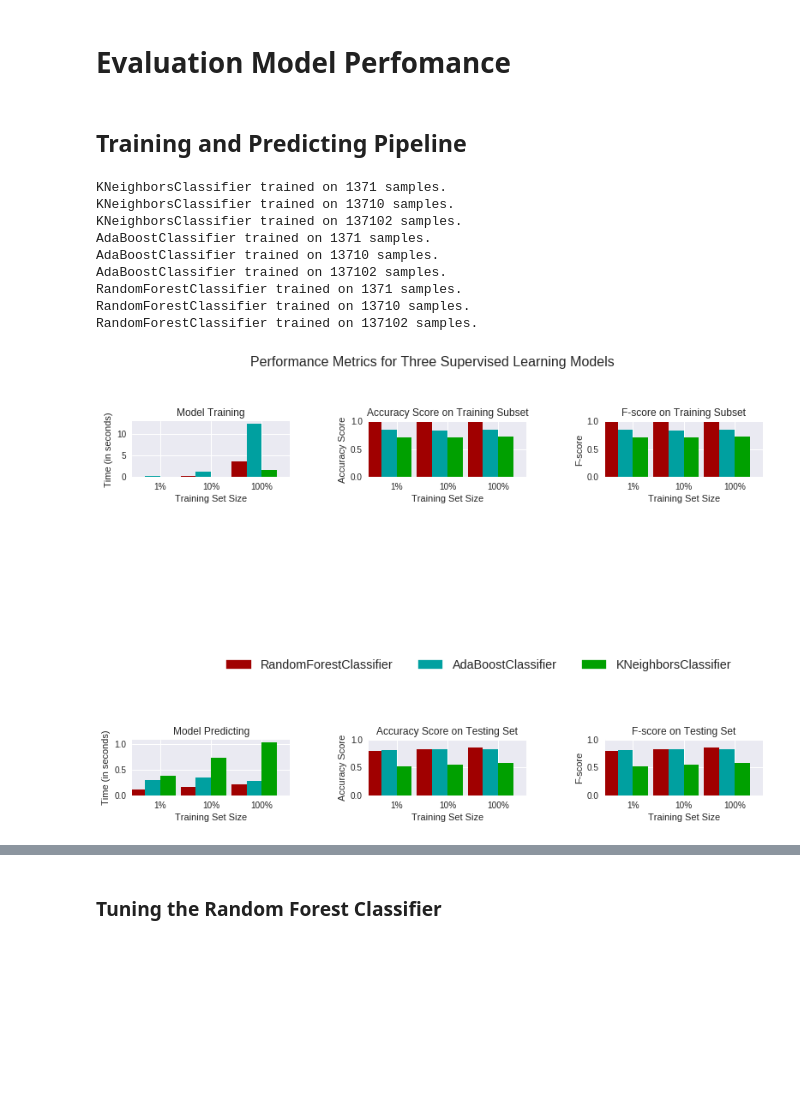
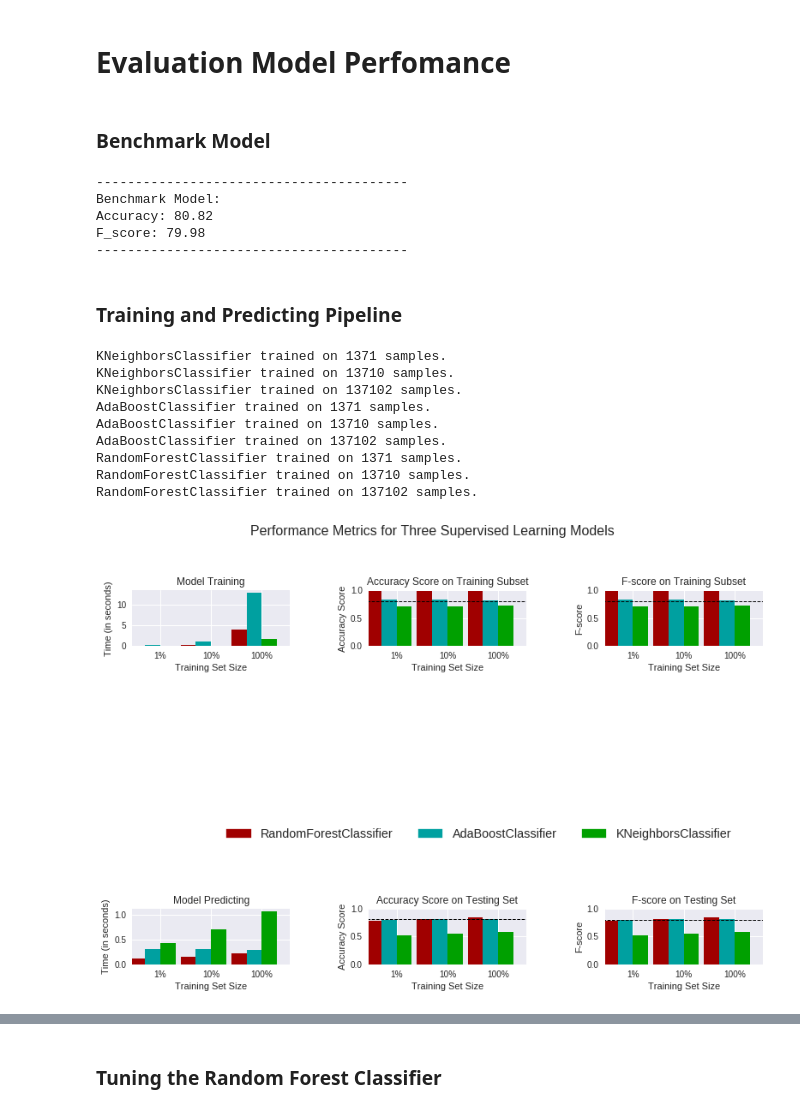
Before and after one commit to fredericoguerra/ML-Udacity-CapstoneProject, a Jupyter notebook: GlobalTerrorismAttack.ipynb, the cells around one changed output, grey strips where cells are left out. Saved outputs shown, nothing was run; the diff lists cells and outputs as text; code cells hidden in the pictures; blank space fills up the shorter version.

```diff
--- a/GlobalTerrorismAttack.ipynb
+++ b/GlobalTerrorismAttack.ipynb
@@ -154,6 +154,7 @@ GTD['natlty1'].fillna(GTD['country'], inplace = True)
 
 missing_drop = missing_values(GTD,50)
 GTD = GTD.drop(missing_drop, axis=1)
+GTD = GTD.drop(columns = ['nkillter'])
 print("Number of features after dropping features: %.1d" % GTD.shape[1])
 # %% [output]
 Number of features before dropping features: 135
@@ -166,10 +167,8 @@ for col in mode_fill:
 GTD['nperps'].fillna(GTD['nperps'].mean(), inplace=True)
 GTD = GTD.drop(columns = ['weapdetail', 'scite1', 'summary', 'corp1'])
 GTD['nperpcap'].fillna(GTD['nperpcap'].mean(), inplace=True)
-GTD['nwoundte'].fillna(GTD['nkillter'])
 GTD['nwoundte'].fillna(GTD['nwoundte'].mean(), inplace=True)
 GTD['claimed'].fillna(0, inplace=True)
-GTD['nkillter'].fillna(GTD['nkillter'].mean(), inplace=True)
 GTD['nwoundus'].fillna(GTD['nwoundus'].mean(), inplace=True)
 GTD['nkillus'].fillna(GTD['nkillus'].mean(), inplace=True)
 # %%
@@ -188,7 +187,7 @@ Missing values successfully treated!!!
 # %%
 GTD['suicide'] = GTD.suicide.astype('object')
 # %%
-num_features = ['nperps','nkillus','nkillter','nwound','nwoundus', 'nwoundte']
+num_features = ['nperps','nkillus','nwound','nwoundus', 'nwoundte']
 matplotlib.style.use('seaborn')
 GTD[num_features].hist(figsize=(16,10))
 # %% [output]
@@ -290,6 +289,29 @@ Training set has 137102 samples.
 Testing set has 34276 samples.
 # %% [markdown]
 # Evaluation Model Perfomance
+# %% [markdown]
+### Benchmark Model
+# %%
+from sklearn.metrics import fbeta_score, accuracy_score
+from sklearn.tree import DecisionTreeClassifier
+
+DTC = DecisionTreeClassifier(random_state = 43)
+
+DTC = DTC.fit(X_train, y_train)
+bench_acc = accuracy_score(y_test, DTC.predict(X_test))
+bench_fsc = fbeta_score(y_test, DTC.predict(X_test), 0.5)
+
+print('-'*40)
+print("Benchmark Model:")
+print("Accuracy: %.2f" %round(bench_acc*100,2))
+print("F_score: %.2f" %round(bench_fsc*100,2))
+print('-'*40)
+# %% [output]
+----------------------------------------
+Benchmark Model:
+Accuracy: 80.82
+F_score: 79.98
+----------------------------------------
 # %% [markdown]
-## Training and Predicting Pipeline
+### Training and Predicting Pipeline
 # %%
@@ -339,6 +360,9 @@ def train_predict(learner, sample_size, X_train, y_train, X_test, y_test):
 from sklearn.neighbors import KNeighborsClassifier
 from sklearn.ensemble import RandomForestClassifier, AdaBoostClassifier
 from sklearn.naive_bayes import GaussianNB
+from sklearn.neural_network import MLPClassifier
+from sklearn.metrics import fbeta_score
+from sklearn.svm import SVC
 
 # TODO: Initialize the three models
 clf_A = KNeighborsClassifier()
@@ -346,36 +370,36 @@ clf_B = AdaBoostClassifier(random_state = 41)
 clf_C = RandomForestClassifier(random_state = 41)
 #clf_D = GaussianNB()
 
 # TODO: Calculate the number of samples for 1%, 10%, and 100% of the training data
 # HINT: samples_100 is the entire training set i.e. len(y_train)
     # HINT: samples_10 is 10% of samples_100 (ensure to set the count of the values to be `int` and not `float`)
 # HINT: samples_1 is 1% of samples_100 (ensure to set the count of the values to be `int` and not `float`)
 samples_100 = len(y_train)
 samples_10 = int(samples_100/10)
 samples_1 = int(samples_100/100)
 
 
 # Collect results on the learners
 results = {}
 for clf in [clf_A, clf_B, clf_C]:
     clf_name = clf.__class__.__name__
     results[clf_name] = {}
     for i, samples in enumerate([samples_1, samples_10, samples_100]):
         results[clf_name][i] = train_predict(clf, samples, X_train, y_train, X_test, y_test)
-accuracy = 0
-f1 = 0
+accuracy = bench_acc
+fbeta = bench_fsc
 # Run metrics visualization for the three supervised learning models chosen
-vs.evaluate(results, accuracy, f1)
+vs.evaluate(results, accuracy, fbeta)
 # %% [output]
 KNeighborsClassifier trained on 1371 samples.
 KNeighborsClassifier trained on 13710 samples.
 KNeighborsClassifier trained on 137102 samples.
 AdaBoostClassifier trained on 1371 samples.
 AdaBoostClassifier trained on 13710 samples.
 AdaBoostClassifier trained on 137102 samples.
 RandomForestClassifier trained on 1371 samples.
 RandomForestClassifier trained on 13710 samples.
 RandomForestClassifier trained on 137102 samples.
-[figure, old version]
+[figure, new version]
 # %%
 for k, v in results.items():
```
Also changed, not shown: parts of 22 cells of this notebook.
